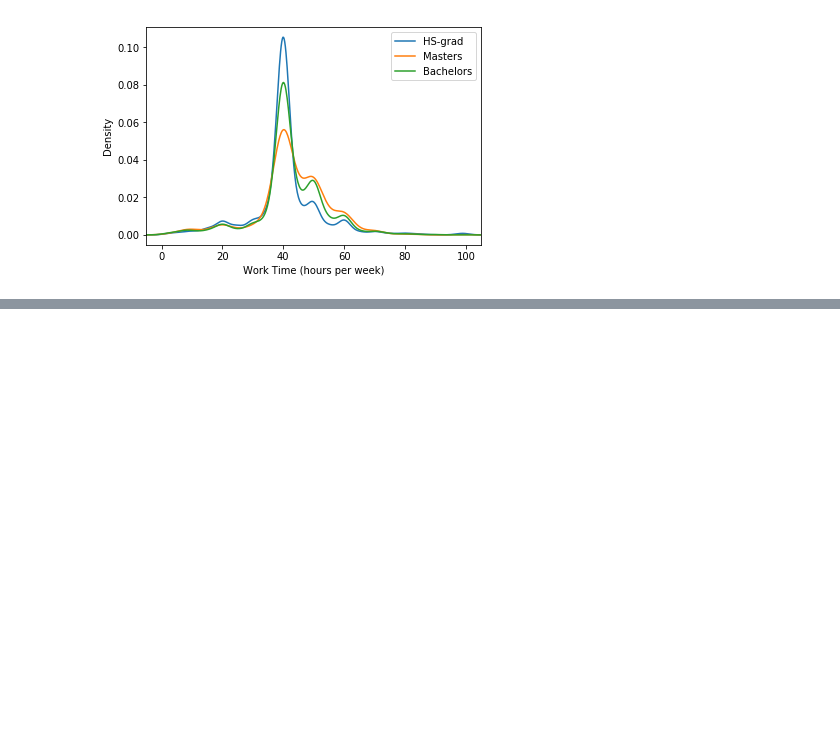
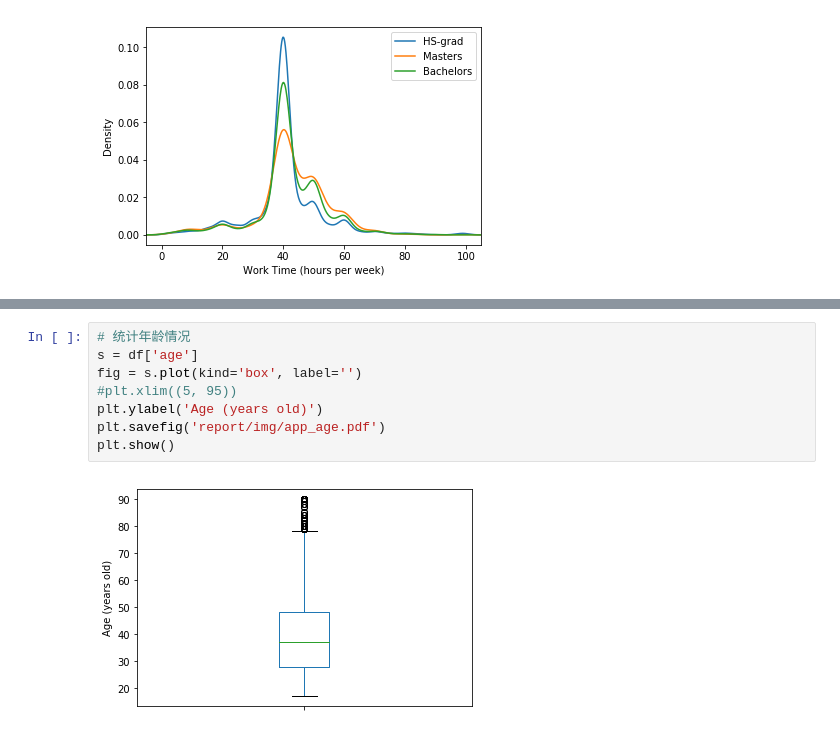
Before and after one commit to shinshiner/CS245-Data-Science, a Jupyter notebook: Adult/adult_analysis.ipynb, the cells around one changed output, grey strips where cells are left out. Drawn from its saved outputs; the diff is of its cells as text; blank space fills up the shorter version.

```diff
--- a/Adult/adult_analysis.ipynb
+++ b/Adult/adult_analysis.ipynb
@@ -120,0 +131,10 @@ plt.show()
+# %%
+# 统计年龄情况
+s = df['age']
+fig = s.plot(kind='box', label='')
+#plt.xlim((5, 95))
+plt.ylabel('Age (years old)')
+plt.savefig('report/img/app_age.pdf')
+plt.show()
+# %% [output]
+[figure, added]
```
Also changed, not shown: parts of 6 cells of this notebook.
